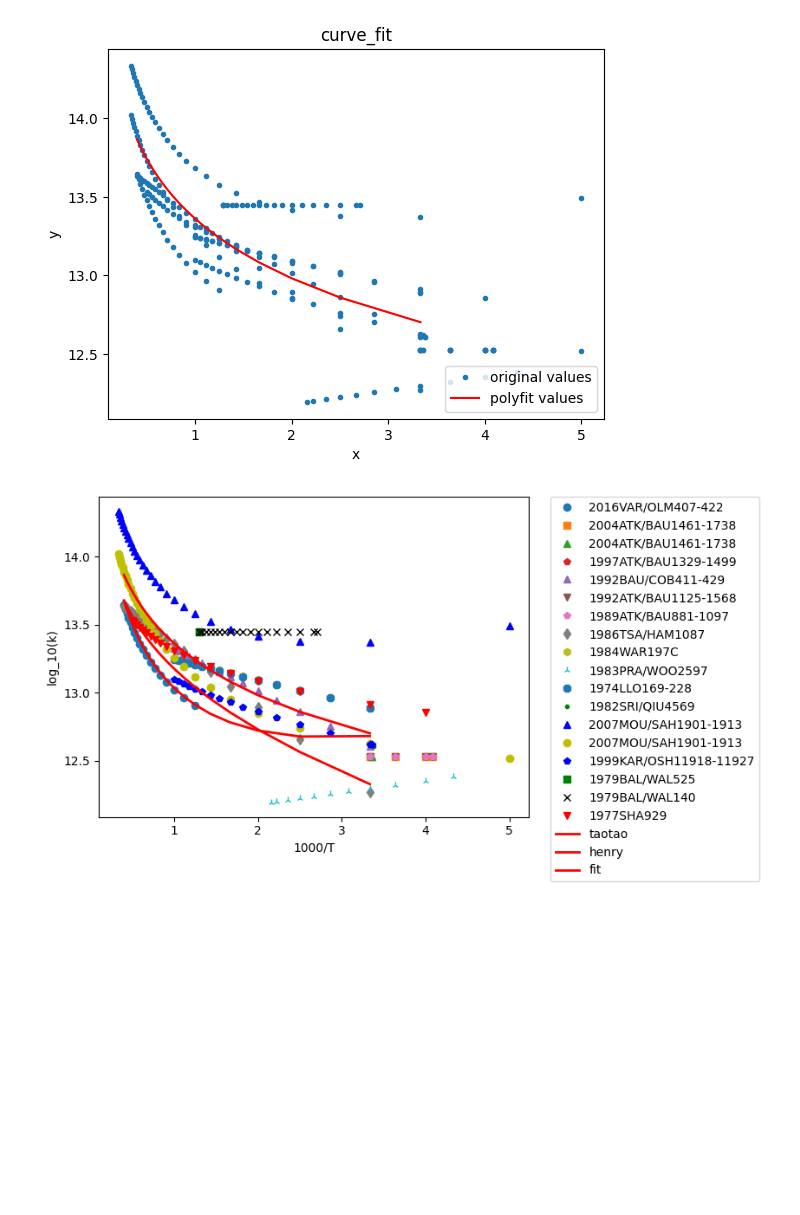
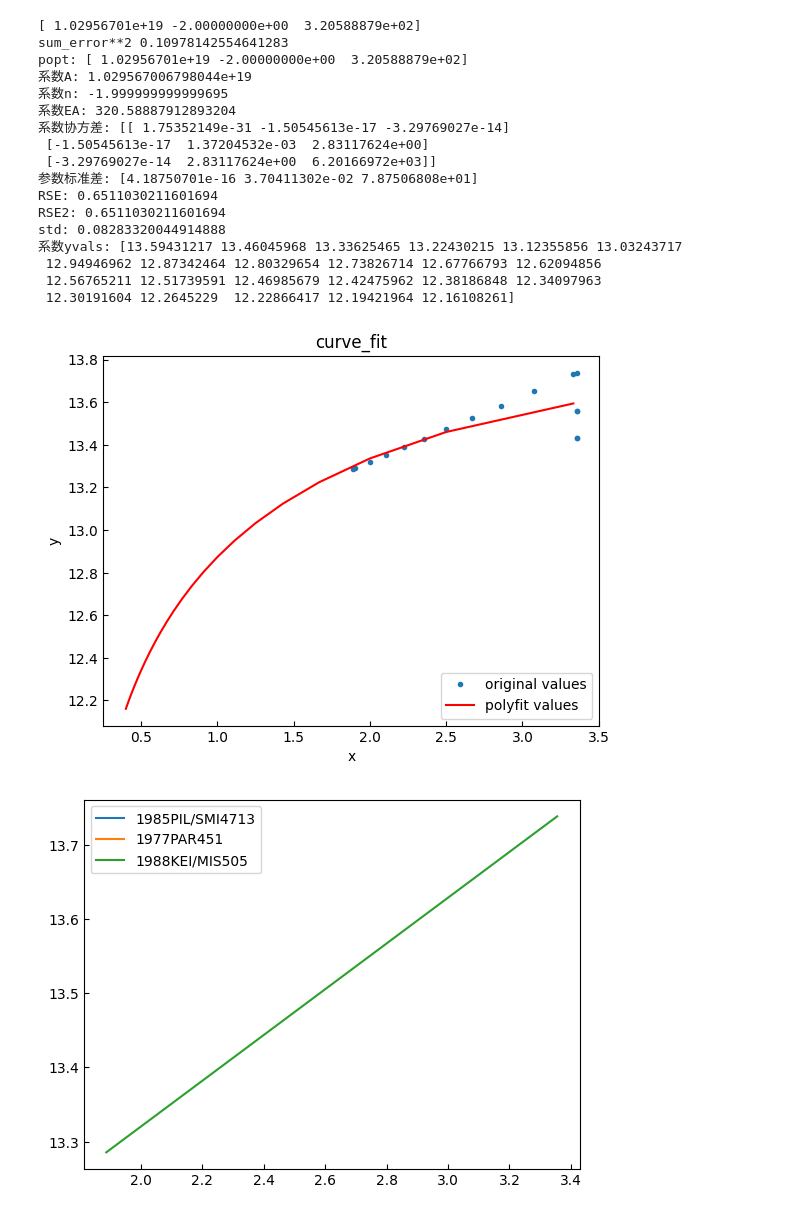
Before and after one commit to mingpuwu/rxr_uncertainty_overall, a Jupyter notebook: 4_reFit.ipynb, the cells around one changed output. Saved outputs shown, nothing was run; the diff lists cells and outputs as text; code cells hidden in the pictures; blank space fills up the shorter version.

```diff
--- a/4_reFit.ipynb
+++ b/4_reFit.ipynb
@@ -5,6 +5,7 @@ from Utils.FindReaction import FindReaction
 from Utils.Format import Format
 from Utils.GetFileDir import GetFileDir
 from Utils.GetReactionNum import GetReactionNum
+from Utils.plot import Plot
 import shutil
 import os
 
@@ -24,4 +25,6 @@ with open(filename,'w') as f:
     for data in lines:
         f.write(data)
     f.flush()
+
+Plot(filename)
 # %% [output]
@@ -45,2 +33,19 @@ popt: [ 3.60260543e+09  1.26802869e+00 -3.18441586e+00]
+[ 1.02956701e+19 -2.00000000e+00  3.20588879e+02]
+sum_error**2 0.10978142554641283
+popt: [ 1.02956701e+19 -2.00000000e+00  3.20588879e+02]
+系数A: 1.029567006798044e+19
+系数n: -1.999999999999695
+系数EA: 320.58887912893204
+系数协方差: [[ 1.75352149e-31 -1.50545613e-17 -3.29769027e-14]
+ [-1.50545613e-17  1.37204532e-03  2.83117624e+00]
+ [-3.29769027e-14  2.83117624e+00  6.20166972e+03]]
+参数标准差: [4.18750701e-16 3.70411302e-02 7.87506808e+01]
+RSE: 0.6511030211601694
+RSE2: 0.6511030211601694
+std: 0.08283320044914888
+系数yvals: [13.59431217 13.46045968 13.33625465 13.22430215 13.12355856 13.03243717
+ 12.94946962 12.87342464 12.80329654 12.73826714 12.67766793 12.62094856
+ 12.56765211 12.51739591 12.46985679 12.42475962 12.38186848 12.34097963
+ 12.30191604 12.2645229  12.22866417 12.19421964 12.16108261]
-[figure, old version]
+[figure, new version]
-[figure, old version]
+[figure, new version]
```
Also changed, not shown: parts of 1 cell of this notebook, 15 other files.
